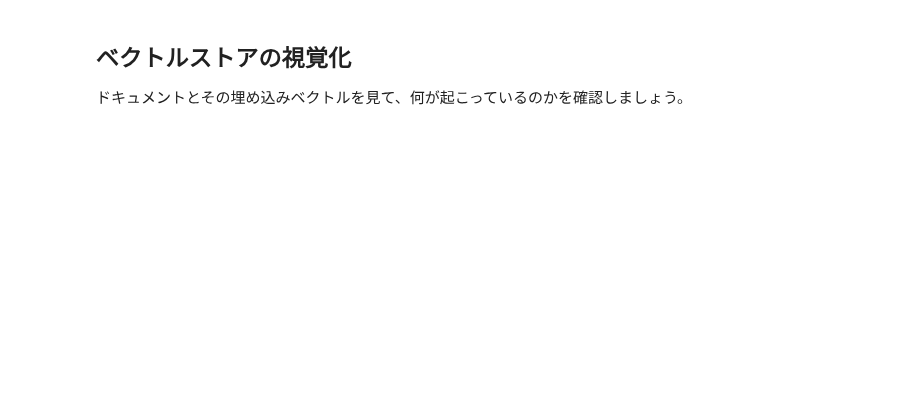
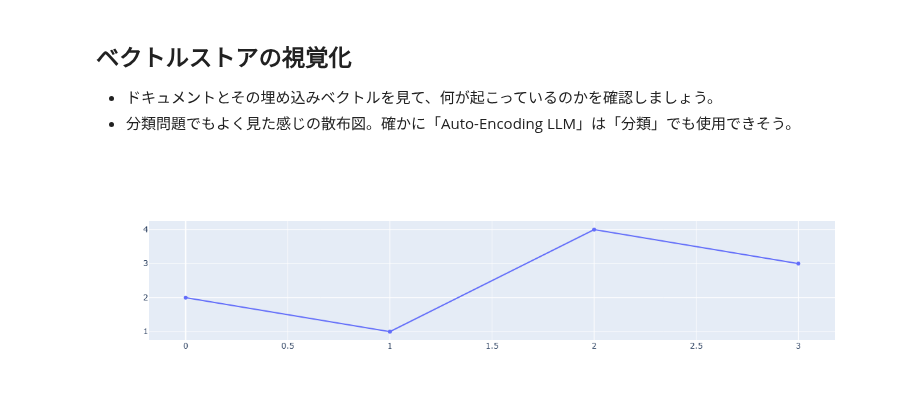
Before and after one commit to OpenTouryoProject/DxCommon, a Jupyter notebook: Notebook/path/ed-donner_llm/week5/day3_ja.ipynb, the cells around one changed output. Drawn from its saved outputs; the diff is of its cells as text; code cells hidden in the pictures; blank space fills up the shorter version.

```diff
--- a/Notebook/path/ed-donner_llm/week5/day3_ja.ipynb
+++ b/Notebook/path/ed-donner_llm/week5/day3_ja.ipynb
@@ -117,7 +145,8 @@ print(f"The vectors have {dimensions:,} dimensions")
 # %% [markdown]
 ## ベクトルストアの視覚化
 
-ドキュメントとその埋め込みベクトルを見て、何が起こっているのかを確認しましょう。
+- ドキュメントとその埋め込みベクトルを見て、何が起こっているのかを確認しましょう。
+- 分類問題でもよく見た感じの散布図。確かに「Auto-Encoding LLM」は「分類」でも使用できそう。
 # %%
 # プレウォーク
 
@@ -129 +162,8 @@ colors = [['blue', 'green', 'red', 'orange'][['products', 'employees', 'contract
+# %%
+# Graph表示の最小限のテスト
+import plotly.graph_objects as go
+fig = go.Figure(data=go.Scatter(y=[2, 1, 4, 3]))
+fig.show()
+# %% [output]
+[figure, added]
 # %%
```
Also changed, not shown: parts of 18 cells of this notebook, 6 other files.
